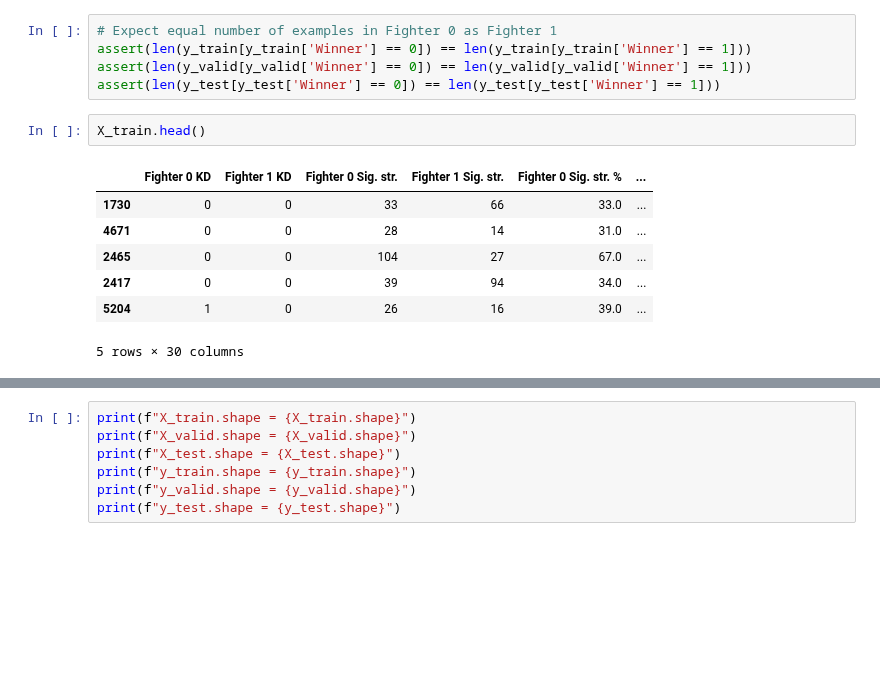
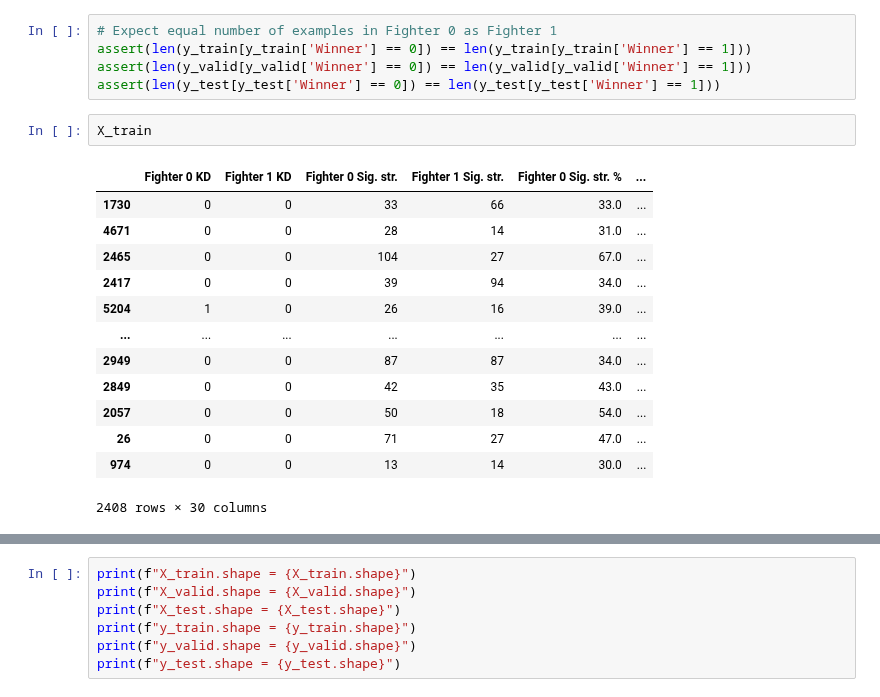
Before and after one commit to tylerlum/ufc_automated_scoring_system, a Jupyter notebook: UFC_automated_scoring.ipynb, the cells around one changed output, grey strips where cells are left out. Drawn from its saved outputs; the diff is of its cells as text; blank space fills up the shorter version.

```diff
--- a/UFC_automated_scoring.ipynb
+++ b/UFC_automated_scoring.ipynb
@@ -117,13 +130,19 @@ assert(len(y_train[y_train['Winner'] == 0]) == len(y_train[y_train['Winner'] ==
 assert(len(y_valid[y_valid['Winner'] == 0]) == len(y_valid[y_valid['Winner'] == 1]))
 assert(len(y_test[y_test['Winner'] == 0]) == len(y_test[y_test['Winner'] == 1]))
 # %%
-X_train.head()
+X_train
 # %% [output]
 |  | Fighter 0 KD | Fighter 1 KD | Fighter 0 Sig. str. | Fighter 1 Sig. str. | Fighter 0 Sig. str. % | ... |
 | 1730 | 0 | 0 | 33 | 66 | 33.0 | ... |
 | 4671 | 0 | 0 | 28 | 14 | 31.0 | ... |
 | 2465 | 0 | 0 | 104 | 27 | 67.0 | ... |
 | 2417 | 0 | 0 | 39 | 94 | 34.0 | ... |
 | 5204 | 1 | 0 | 26 | 16 | 39.0 | ... |
+| ... | ... | ... | ... | ... | ... | ... |
+| 2949 | 0 | 0 | 87 | 87 | 34.0 | ... |
+| 2849 | 0 | 0 | 42 | 35 | 43.0 | ... |
+| 2057 | 0 | 0 | 50 | 18 | 54.0 | ... |
+| 26 | 0 | 0 | 71 | 27 | 47.0 | ... |
+| 974 | 0 | 0 | 13 | 14 | 30.0 | ... |
-5 rows × 30 columns
+2408 rows × 30 columns
 # %%
```
Also changed, not shown: parts of 40 cells of this notebook.
